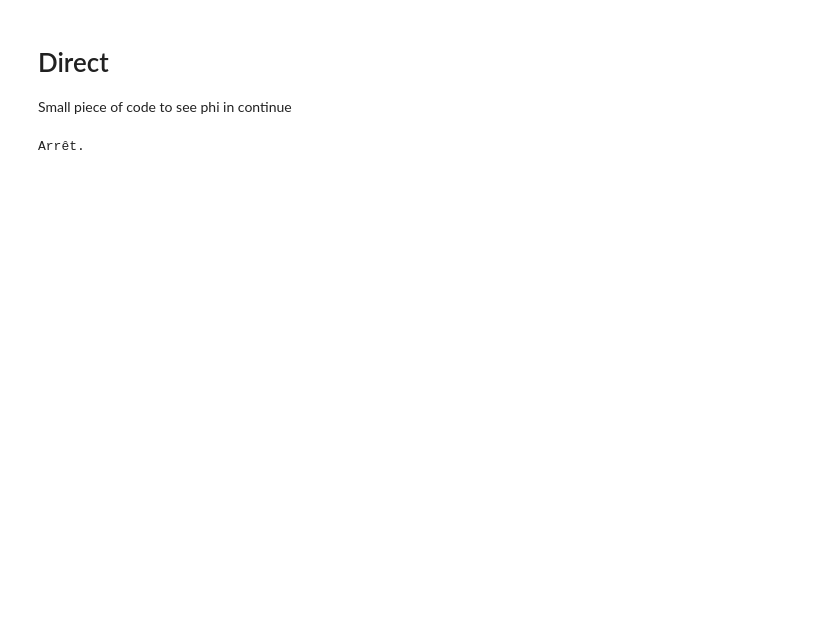
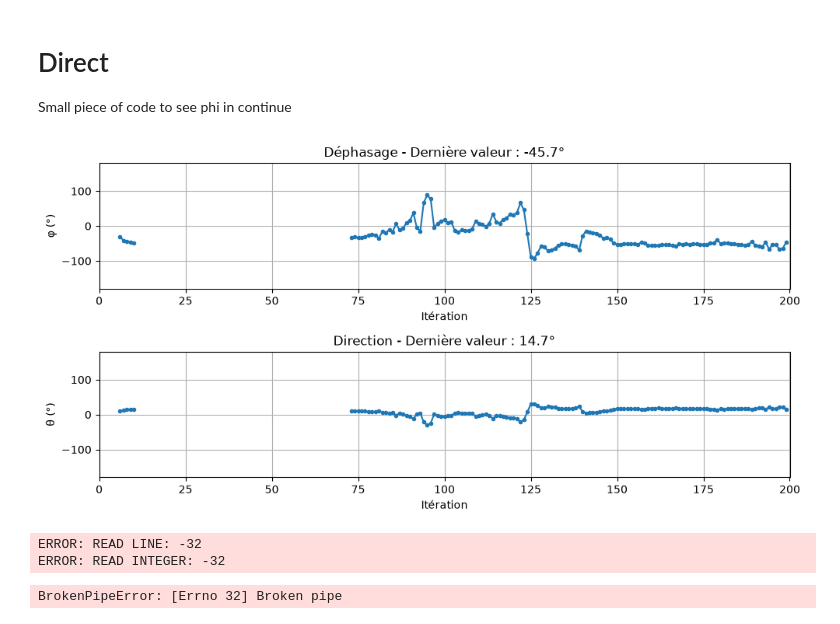
Before and after one commit to Spinaker19/Projet_HF, a Jupyter notebook: SDR/Dual_acquisition.ipynb, the cells around one changed output. Drawn from its saved outputs; the diff is of its cells as text; code cells hidden in the pictures; blank space fills up the shorter version.

```diff
--- a/SDR/Dual_acquisition.ipynb
+++ b/SDR/Dual_acquisition.ipynb
@@ -155,7 +154,10 @@ N_POINTS = 200
 phis = []
 thetas = []
 
-if phi_0 is None:
+
+try:
+    phi_0
+except NameError:
     print("Calibration phase difference (phi_0) is not set. Please run the calibration step first.")
     print("Using default value of phi_0 = -165.5 degrees for demonstration purposes.")
     phi_0 = -165.03
@@ -173,37 +175,40 @@ try:
         else:
             phi = phi - phi_0  # Subtract the calibration phase difference
             phi = (phi + 180) % 360 - 180  # Wrap phi to [-180, 180]
-            theta = compute_angle(phi)
+            theta = compute_angle(phi)-90
 
         phis.append(phi)
         thetas.append(theta)
 
         phis = phis[-N_POINTS:]  # Keep only the last N_POINTS values
         thetas = thetas[-N_POINTS:]  # Keep only the last N_POINTS values
 
         clear_output(wait=True)
         plt.figure(figsize=(10, 5))
         plt.subplot(2, 1, 1)
         plt.plot(phis, '.-')
         plt.ylim(-180, 180)
         plt.xlim(0, N_POINTS)
         plt.xlabel("Itération")
         plt.ylabel("φ (°)")
         plt.title(f"Déphasage - Dernière valeur : {phi:.1f}°")
         plt.grid(True)
 
         plt.subplot(2, 1, 2)
         plt.plot(thetas, '.-')
         plt.ylim(-180, 180)
         plt.xlim(0, N_POINTS)
         plt.xlabel("Itération")
         plt.ylabel("θ (°)")
         plt.title(f"Direction - Dernière valeur : {theta:.1f}°")
         plt.grid(True)
         plt.tight_layout()
         plt.show()
 
 except KeyboardInterrupt:
     print("Arrêt.")
 # %% [output]
+[figure, added]
-Arrêt.
+ERROR: READ LINE: -32
+ERROR: READ INTEGER: -32
+BrokenPipeError: [Errno 32] Broken pipe
```
Also changed, not shown: parts of 2 cells of this notebook, 1 other file.
